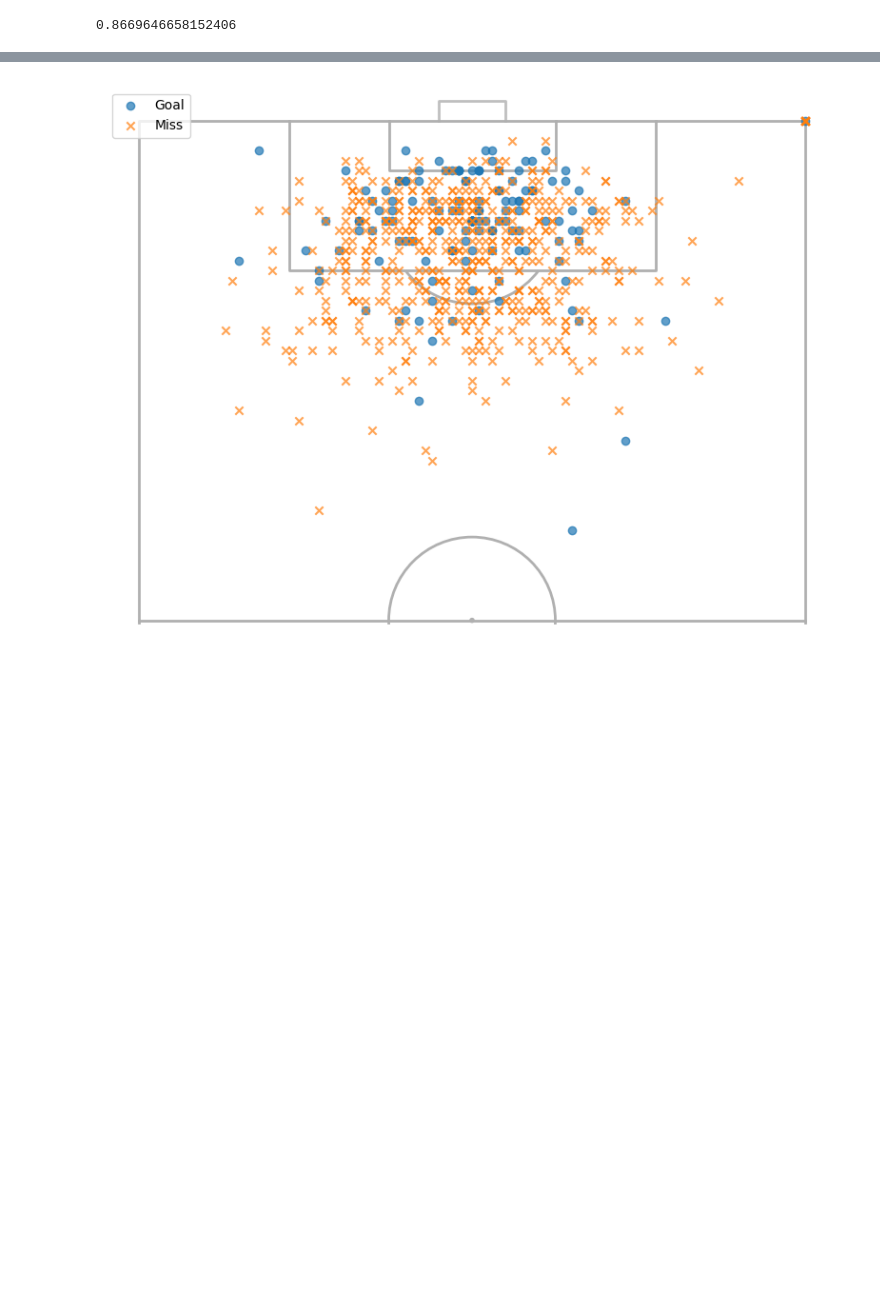
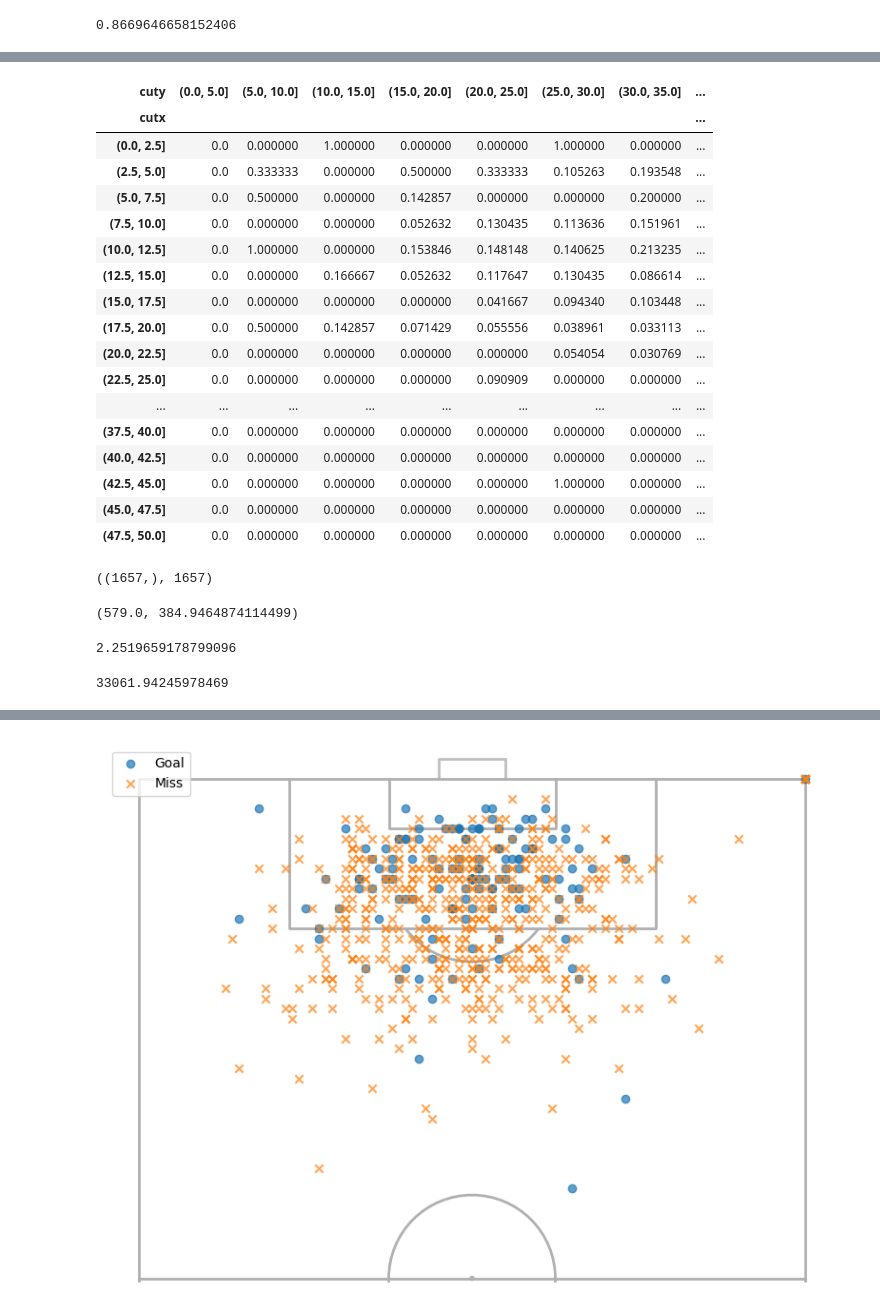
Before and after one commit to andreasaarrestad/expected-goals, a Jupyter notebook: model.ipynb, the cells around one changed output, grey strips where cells are left out. Cells and saved outputs as stored; diff of their text form; code cells hidden in the pictures; blank space fills up the shorter version.

```diff
--- a/model.ipynb
+++ b/model.ipynb
@@ -72,0 +111,22 @@ mae = df_goals['mae'].sum()/df_goals.shape[0]
+# %%
+pivot.fillna(0, inplace=True)
+pivot
+# %% [output]
+| cuty | (0.0, 5.0] | (5.0, 10.0] | (10.0, 15.0] | (15.0, 20.0] | (20.0, 25.0] | (25.0, 30.0] | (30.0, 35.0] | ... |
+| cutx |  |  |  |  |  |  |  | ... |
+| (0.0, 2.5] | 0.0 | 0.000000 | 1.000000 | 0.000000 | 0.000000 | 1.000000 | 0.000000 | ... |
+| (2.5, 5.0] | 0.0 | 0.333333 | 0.000000 | 0.500000 | 0.333333 | 0.105263 | 0.193548 | ... |
+| (5.0, 7.5] | 0.0 | 0.500000 | 0.000000 | 0.142857 | 0.000000 | 0.000000 | 0.200000 | ... |
+| (7.5, 10.0] | 0.0 | 0.000000 | 0.000000 | 0.052632 | 0.130435 | 0.113636 | 0.151961 | ... |
+| (10.0, 12.5] | 0.0 | 1.000000 | 0.000000 | 0.153846 | 0.148148 | 0.140625 | 0.213235 | ... |
+| (12.5, 15.0] | 0.0 | 0.000000 | 0.166667 | 0.052632 | 0.117647 | 0.130435 | 0.086614 | ... |
+| (15.0, 17.5] | 0.0 | 0.000000 | 0.000000 | 0.000000 | 0.041667 | 0.094340 | 0.103448 | ... |
+| (17.5, 20.0] | 0.0 | 0.500000 | 0.142857 | 0.071429 | 0.055556 | 0.038961 | 0.033113 | ... |
+| (20.0, 22.5] | 0.0 | 0.000000 | 0.000000 | 0.000000 | 0.000000 | 0.054054 | 0.030769 | ... |
+| (22.5, 25.0] | 0.0 | 0.000000 | 0.000000 | 0.000000 | 0.090909 | 0.000000 | 0.000000 | ... |
+| ... | ... | ... | ... | ... | ... | ... | ... | ... |
+| (37.5, 40.0] | 0.0 | 0.000000 | 0.000000 | 0.000000 | 0.000000 | 0.000000 | 0.000000 | ... |
+| (40.0, 42.5] | 0.0 | 0.000000 | 0.000000 | 0.000000 | 0.000000 | 0.000000 | 0.000000 | ... |
+| (42.5, 45.0] | 0.0 | 0.000000 | 0.000000 | 0.000000 | 0.000000 | 1.000000 | 0.000000 | ... |
+| (45.0, 47.5] | 0.0 | 0.000000 | 0.000000 | 0.000000 | 0.000000 | 0.000000 | 0.000000 | ... |
+| (47.5, 50.0] | 0.0 | 0.000000 | 0.000000 | 0.000000 | 0.000000 | 0.000000 | 0.000000 | ... |
@@ -72,0 +144,16 @@ mae = df_goals['mae'].sum()/df_goals.shape[0]
+# %%
+df_goals['goal'].values.shape, len(per_game)
+# %% [output]
+((1657,), 1657)
+# %%
+df_goals['goal'].values.sum(), np.array(per_game).sum()
+# %% [output]
+(579.0, 384.9464874114499)
+# %%
+mean_absolute_error(df_goals['goal'].values, per_game)*5
+# %% [output]
+2.2519659178799096
+# %%
+np.sum(per_game)/len(per_game)
+# %% [output]
+33061.94245978469
```
Also changed, not shown: parts of 16 cells of this notebook, 1 other file.
